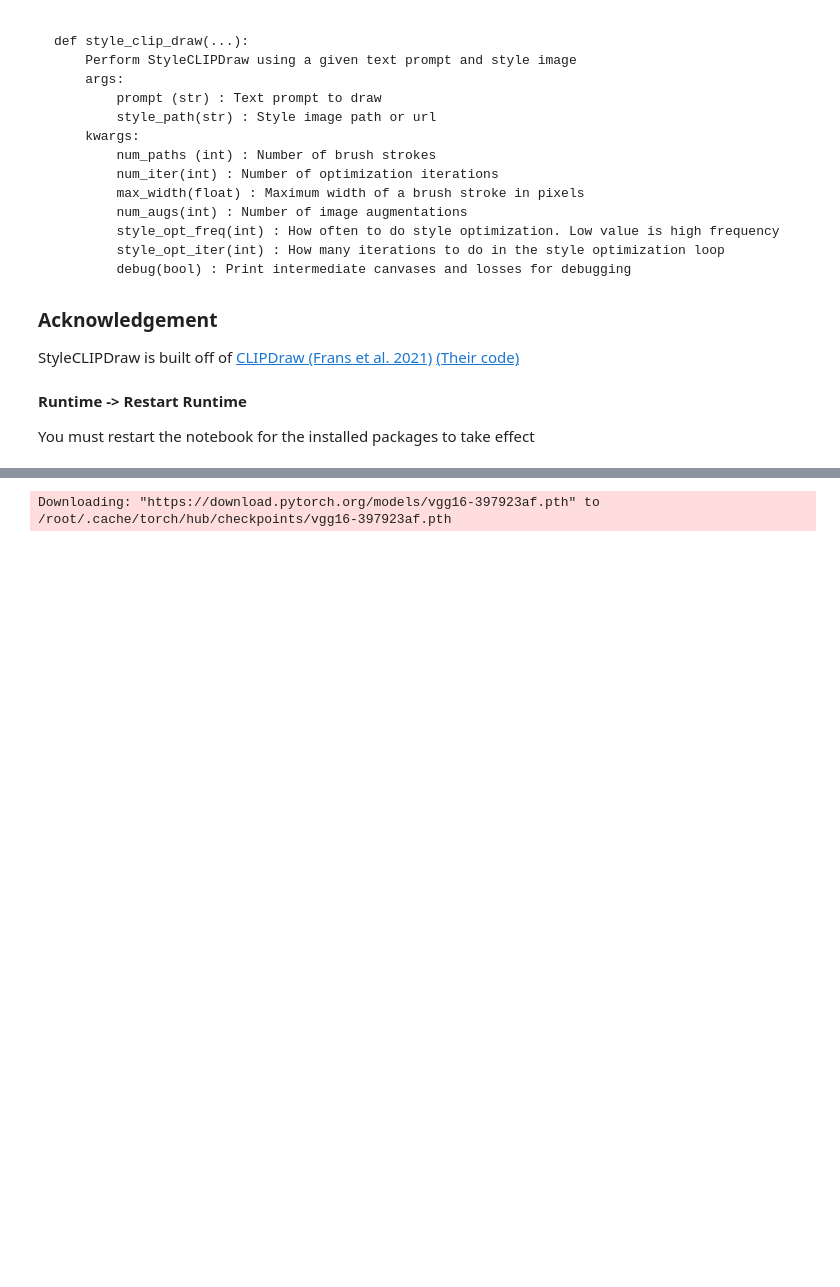
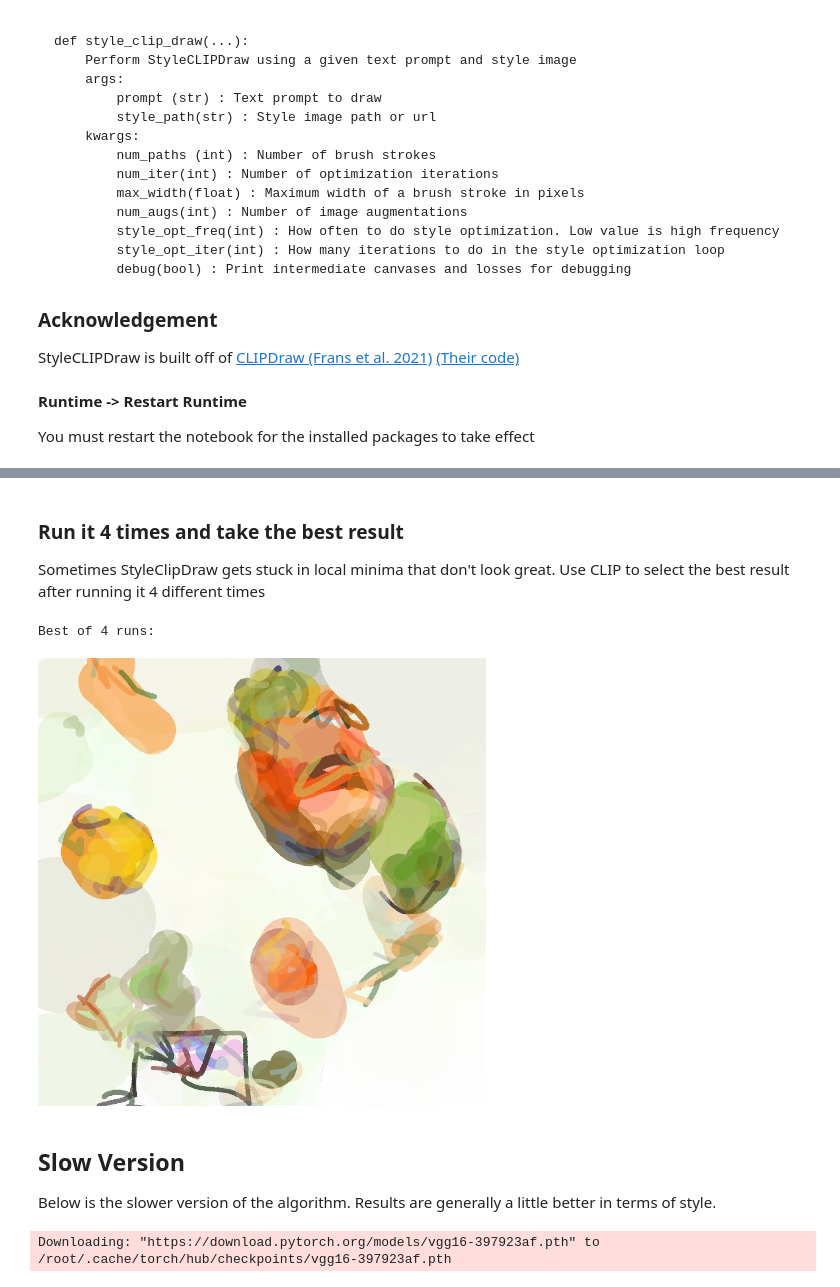
Before and after one commit to pschaldenbrand/StyleCLIPDraw, a Jupyter notebook: Style_ClipDraw.ipynb, the cells around one changed output, grey strips where cells are left out. Saved outputs shown, nothing was run; the diff lists cells and outputs as text; code cells hidden in the pictures; blank space fills up the shorter version.

```diff
--- a/Style_ClipDraw.ipynb
+++ b/Style_ClipDraw.ipynb
@@ -673 +838,32 @@ def render_scaled(shapes, shape_groups, original_height, original_width,
+# %% [markdown]
+### Run it 4 times and take the best result
+Sometimes StyleClipDraw gets stuck in local minima that don't look great. Use CLIP to select the best result after running it 4 different times
+# %%
+prompt = 'A man is watching TV'
+style = 'https://raw.githubusercontent.com/pschaldenbrand/StyleCLIPDraw/master/images/fruit.jpg'
+
+with torch.no_grad():
+    text_features = model.encode_text(clip.tokenize(prompt).to(device))
+normalize = transforms.Compose([
+    transforms.Resize(224),
+    transforms.Normalize((0.48145466, 0.4578275, 0.40821073), (0.26862954, 0.26130258, 0.27577711))
+])
+best_img_clip_score, best_img = 999999, None
+for _ in range(4):
+    img  = style_clip_draw(prompt, style, debug=False)
+    # show_img(img)
+    result = torch.from_numpy(img).unsqueeze(0).to(device)
+    image_features = model.encode_image(normalize(result))
+    loss = -1.* torch.cosine_similarity(text_features, image_features[0:1], dim=1).item()
+    if loss < best_img_clip_score:
+        best_img_clip_score = loss
+        best_img = pil_to_np(img)
+print('Best of 4 runs:')
+show_img(best_img)
+# %% [output]
+Best of 4 runs:
+[figure, added]
+# %% [markdown]
+## Slow Version
+Below is the slower version of the algorithm.  Results are generally a little better in terms of style.
 # %%
```
Also changed, not shown: parts of 10 cells of this notebook.
